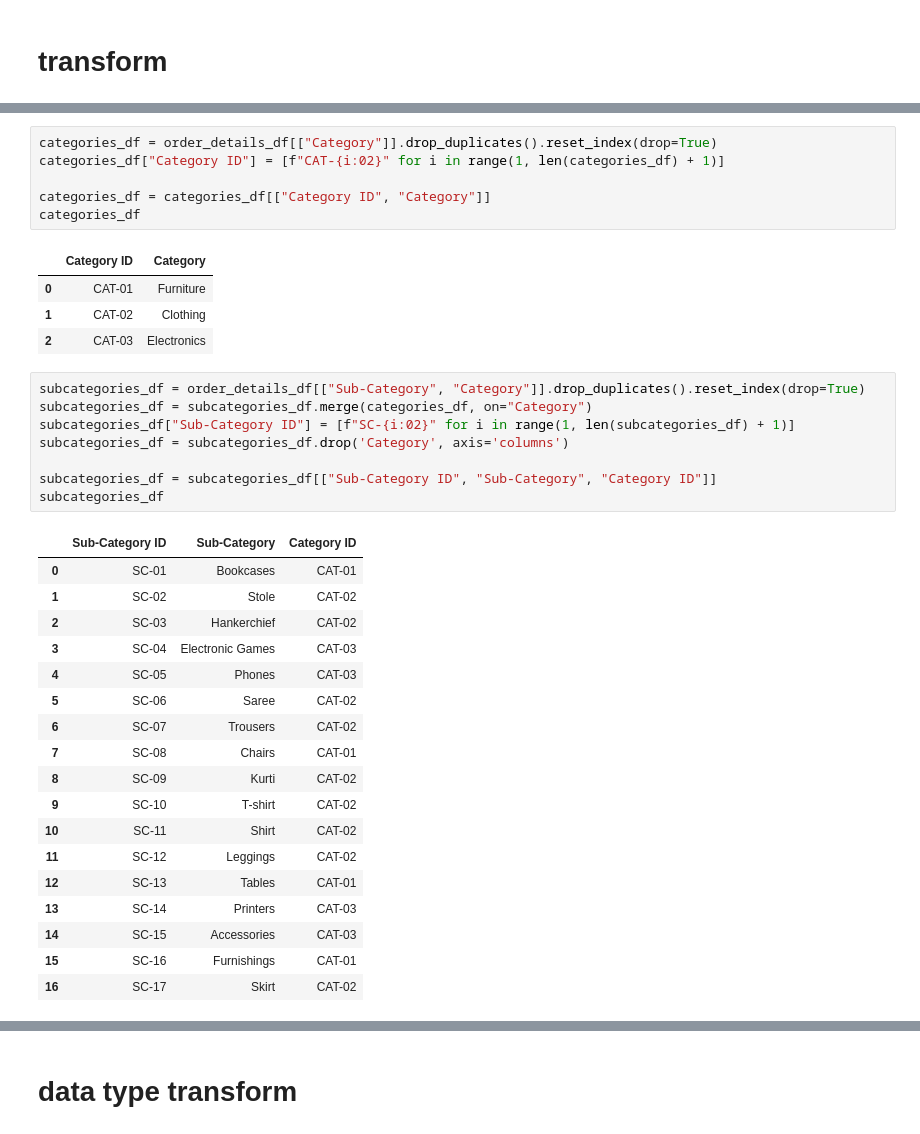
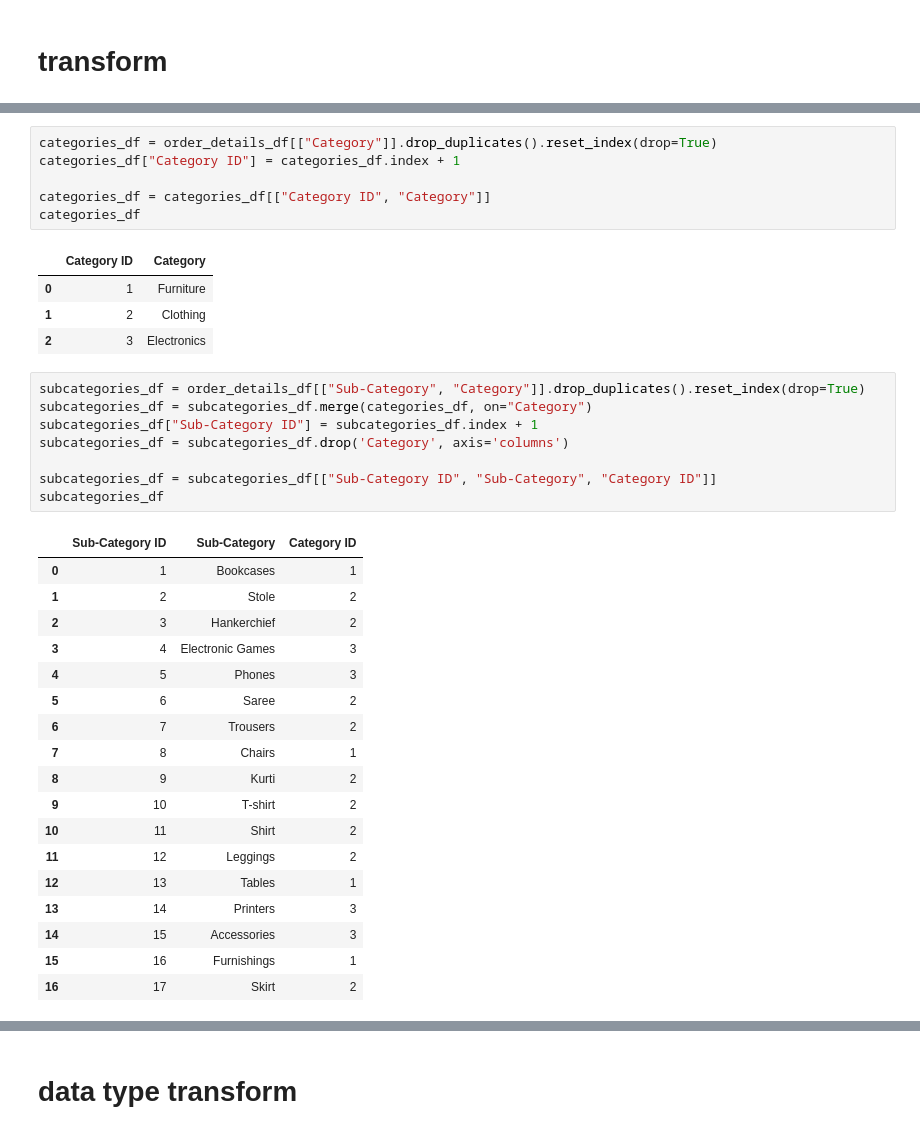
Before and after one commit to DeepVader/myProject4002, a Jupyter notebook: main.ipynb, the cells around one changed output, grey strips where cells are left out. Cells and saved outputs as stored; diff of their text form.

```diff
--- a/main.ipynb
+++ b/main.ipynb
@@ -213,42 +188,42 @@ See the caveats in the documentation: https://pandas.pydata.org/pandas-docs/stab
 500 rows × 3 columns
 # %%
 categories_df = order_details_df[["Category"]].drop_duplicates().reset_index(drop=True)
-categories_df["Category ID"] = [f"CAT-{i:02}" for i in range(1, len(categories_df) + 1)]
+categories_df["Category ID"] = categories_df.index + 1
 
 categories_df = categories_df[["Category ID", "Category"]]
 categories_df
 # %% [output]
 |  | Category ID | Category |
-| 0 | CAT-01 | Furniture |
-| 1 | CAT-02 | Clothing |
-| 2 | CAT-03 | Electronics |
+| 0 | 1 | Furniture |
+| 1 | 2 | Clothing |
+| 2 | 3 | Electronics |
 # %%
 subcategories_df = order_details_df[["Sub-Category", "Category"]].drop_duplicates().reset_index(drop=True)
 subcategories_df = subcategories_df.merge(categories_df, on="Category")
-subcategories_df["Sub-Category ID"] = [f"SC-{i:02}" for i in range(1, len(subcategories_df) + 1)]
+subcategories_df["Sub-Category ID"] = subcategories_df.index + 1
 subcategories_df = subcategories_df.drop('Category', axis='columns')
 
 subcategories_df = subcategories_df[["Sub-Category ID", "Sub-Category", "Category ID"]]
 subcategories_df
 # %% [output]
 |  | Sub-Category ID | Sub-Category | Category ID |
-| 0 | SC-01 | Bookcases | CAT-01 |
-| 1 | SC-02 | Stole | CAT-02 |
-| 2 | SC-03 | Hankerchief | CAT-02 |
-| 3 | SC-04 | Electronic Games | CAT-03 |
-| 4 | SC-05 | Phones | CAT-03 |
-| 5 | SC-06 | Saree | CAT-02 |
-| 6 | SC-07 | Trousers | CAT-02 |
-| 7 | SC-08 | Chairs | CAT-01 |
-| 8 | SC-09 | Kurti | CAT-02 |
-| 9 | SC-10 | T-shirt | CAT-02 |
-| 10 | SC-11 | Shirt | CAT-02 |
-| 11 | SC-12 | Leggings | CAT-02 |
-| 12 | SC-13 | Tables | CAT-01 |
-| 13 | SC-14 | Printers | CAT-03 |
-| 14 | SC-15 | Accessories | CAT-03 |
-| 15 | SC-16 | Furnishings | CAT-01 |
-| 16 | SC-17 | Skirt | CAT-02 |
+| 0 | 1 | Bookcases | 1 |
+| 1 | 2 | Stole | 2 |
+| 2 | 3 | Hankerchief | 2 |
+| 3 | 4 | Electronic Games | 3 |
+| 4 | 5 | Phones | 3 |
+| 5 | 6 | Saree | 2 |
+| 6 | 7 | Trousers | 2 |
+| 7 | 8 | Chairs | 1 |
+| 8 | 9 | Kurti | 2 |
+| 9 | 10 | T-shirt | 2 |
+| 10 | 11 | Shirt | 2 |
+| 11 | 12 | Leggings | 2 |
+| 12 | 13 | Tables | 1 |
+| 13 | 14 | Printers | 3 |
+| 14 | 15 | Accessories | 3 |
+| 15 | 16 | Furnishings | 1 |
+| 16 | 17 | Skirt | 2 |
 # %%
 order_details_table = order_details_df.merge(
     subcategories_df[["Sub-Category", "Sub-Category ID"]],
```
Also changed, not shown: parts of 33 cells of this notebook, 13 other files.
